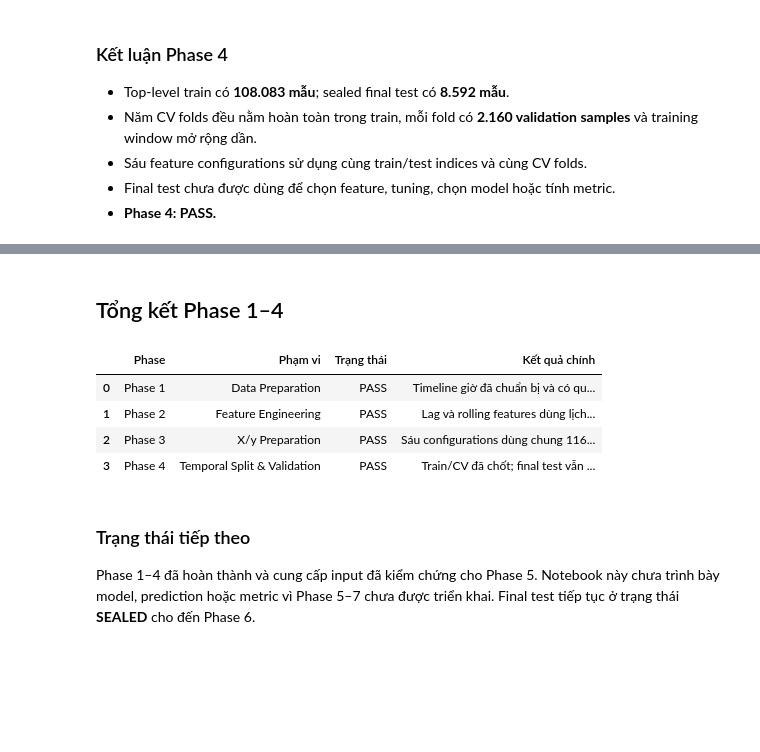
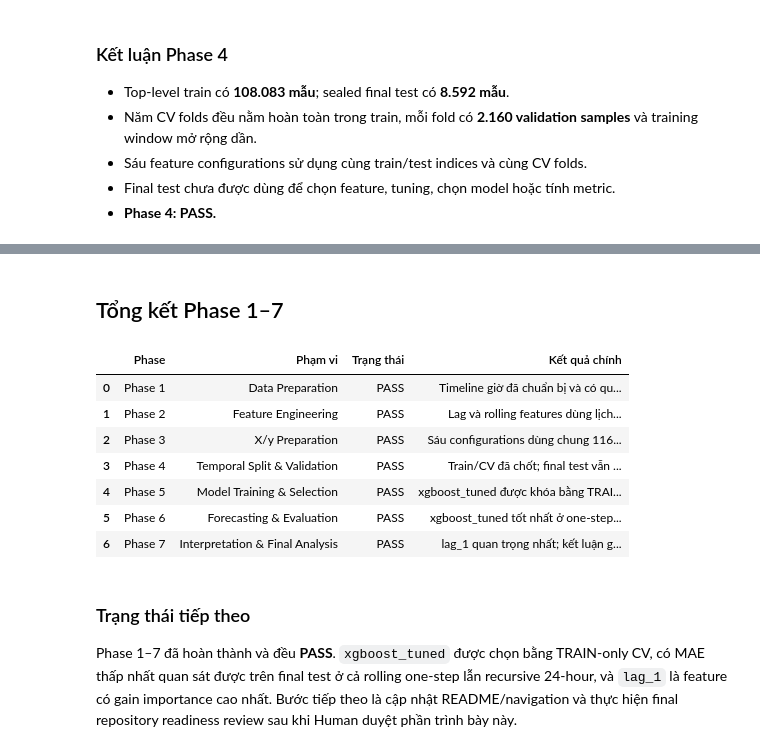
Before and after one commit to Tuvienn/TOTAL_LAB_PRACTICE_FOR_TIME_SERIES, a Jupyter notebook: total_practice/Practice_3/notebooks/Practice_3_present.ipynb, the cells around one changed output, grey strips where cells are left out. Drawn from its saved outputs; the diff is of its cells as text; code cells hidden in the pictures; blank space fills up the shorter version.

```diff
--- a/total_practice/Practice_3/notebooks/Practice_3_present.ipynb
+++ b/total_practice/Practice_3/notebooks/Practice_3_present.ipynb
@@ -15,8 +28,9 @@ Notebook này chỉ dùng để **trình bày kết quả** từ các artifacts
 from pathlib import Path
 import json
 
+import matplotlib.pyplot as plt
 import pandas as pd
-from IPython.display import display
+from IPython.display import Image, Markdown, display
 
 current_dir = Path.cwd().resolve()
 project_root = current_dir.parent if current_dir.name == "notebooks" else current_dir
@@ -30,7 +44,22 @@ audit_paths = {
     "phase_03": result_dir / "phase_03_supervised_quality.json",
     "phase_04": result_dir / "phase_04_split_audit.json",
 }
-required_paths = [processed_path, feature_config_path, validation_config_path, *audit_paths.values()]
+phase_05_cv_path = result_dir / "phase_05_cv_results.json"
+phase_05_lock_path = result_dir / "phase_05_model_lock.json"
+phase_06_one_step_path = result_dir / "phase_06_one_step_metrics.json"
+phase_06_multistep_path = result_dir / "phase_06_multistep_metrics.json"
+phase_06_audit_path = result_dir / "phase_06_evaluation_audit.json"
+phase_07_importance_path = result_dir / "phase_07_feature_importance.csv"
+phase_07_comparison_path = result_dir / "phase_07_comparison_summary.csv"
+phase_07_summary_path = result_dir / "phase_07_interpretation_summary.json"
+phase_07_analysis_path = result_dir / "phase_07_final_analysis.md"
+phase_07_figure_path = project_root / "outputs/figures/phase_07_top20_feature_importance.png"
+phase_06_figure_paths = [
+    project_root / "outputs/figures/phase_06_one_step_full_test.png",
+    project_root / "outputs/figures/phase_06_one_step_first_14_days.png",
+    project_root / "outputs/figures/phase_06_multistep_error_by_horizon.png",
+]
+required_paths = [processed_path, feature_config_path, validation_config_path, phase_05_cv_path, phase_05_lock_path, phase_06_one_step_path, phase_06_multistep_path, phase_06_audit_path, phase_07_importance_path, phase_07_comparison_path, phase_07_summary_path, phase_07_analysis_path, phase_07_figure_path, *phase_06_figure_paths, *audit_paths.values()]
 missing_paths = [str(path) for path in required_paths if not path.exists()]
 assert not missing_paths, f"Thiếu presentation artifact: {missing_paths}"
 audits = {}
@@ -38,10 +67,28 @@ for phase_name, path in audit_paths.items():
     with path.open(encoding="utf-8") as file:
         audits[phase_name] = json.load(file)
     assert audits[phase_name]["status"] == "PASS"
+with phase_05_cv_path.open(encoding="utf-8") as file:
+    audits["phase_05_cv"] = json.load(file)
+with phase_05_lock_path.open(encoding="utf-8") as file:
+    audits["phase_05_lock"] = json.load(file)
+with phase_06_one_step_path.open(encoding="utf-8") as file:
+    audits["phase_06_one_step"] = json.load(file)
+with phase_06_multistep_path.open(encoding="utf-8") as file:
+    audits["phase_06_multistep"] = json.load(file)
+with phase_06_audit_path.open(encoding="utf-8") as file:
+    audits["phase_06_audit"] = json.load(file)
+with phase_07_summary_path.open(encoding="utf-8") as file:
+    audits["phase_07_summary"] = json.load(file)
+assert audits["phase_05_cv"]["status"] == "PASS"
+assert audits["phase_05_lock"]["status"] == "PASS"
+assert audits["phase_06_one_step"]["status"] == "PASS"
+assert audits["phase_06_multistep"]["status"] == "PASS"
+assert audits["phase_06_audit"]["status"] == "PASS"
+assert audits["phase_07_summary"]["status"] == "PASS"
 with feature_config_path.open(encoding="utf-8") as file:
     feature_config = json.load(file)
 with validation_config_path.open(encoding="utf-8") as file:
     validation_config = json.load(file)
 df_prepared = pd.read_csv(processed_path)
-print("Presentation artifacts: Phase 1–4 PASS")
+print("Presentation artifacts: Phase 1–7 PASS")
 # %% [output]
@@ -292,23 +626,29 @@ display(phase_04_policy)
 # %% [markdown]
-## Tổng kết Phase 1–4
+## Tổng kết Phase 1–7
 # %%
 phase_summary = pd.DataFrame(
     [
         ["Phase 1", "Data Preparation", audits["phase_01"]["status"], "Timeline giờ đã chuẩn bị và có quality metadata"],
         ["Phase 2", "Feature Engineering", audits["phase_02"]["status"], "Lag và rolling features dùng lịch sử quá khứ"],
         ["Phase 3", "X/y Preparation", audits["phase_03"]["status"], "Sáu configurations dùng chung 116.675 mẫu"],
         ["Phase 4", "Temporal Split & Validation", audits["phase_04"]["status"], "Train/CV đã chốt; final test vẫn sealed"],
+        ["Phase 5", "Model Training & Selection", audits["phase_05_lock"]["status"], "xgboost_tuned được khóa bằng TRAIN-only CV"],
+        ["Phase 6", "Forecasting & Evaluation", audits["phase_06_audit"]["status"], "xgboost_tuned tốt nhất ở one-step và recursive 24-hour"],
+        ["Phase 7", "Interpretation & Final Analysis", audits["phase_07_summary"]["status"], "lag_1 quan trọng nhất; kết luận giữ đúng evidence boundary"],
     ],
     columns=["Phase", "Phạm vi", "Trạng thái", "Kết quả chính"],
 )
 display(phase_summary)
 # %% [output]
 |  | Phase | Phạm vi | Trạng thái | Kết quả chính |
 | 0 | Phase 1 | Data Preparation | PASS | Timeline giờ đã chuẩn bị và có qu... |
 | 1 | Phase 2 | Feature Engineering | PASS | Lag và rolling features dùng lịch... |
 | 2 | Phase 3 | X/y Preparation | PASS | Sáu configurations dùng chung 116... |
 | 3 | Phase 4 | Temporal Split & Validation | PASS | Train/CV đã chốt; final test vẫn ... |
+| 4 | Phase 5 | Model Training & Selection | PASS | xgboost_tuned được khóa bằng TRAI... |
+| 5 | Phase 6 | Forecasting & Evaluation | PASS | xgboost_tuned tốt nhất ở one-step... |
+| 6 | Phase 7 | Interpretation & Final Analysis | PASS | lag_1 quan trọng nhất; kết luận g... |
 # %% [markdown]
 ### Trạng thái tiếp theo
 
-Phase 1–4 đã hoàn thành và cung cấp input đã kiểm chứng cho Phase 5. Notebook này chưa trình bày model, prediction hoặc metric vì Phase 5–7 chưa được triển khai. Final test tiếp tục ở trạng thái **SEALED** cho đến Phase 6.
+Phase 1–7 đã hoàn thành và đều **PASS**. `xgboost_tuned` được chọn bằng TRAIN-only CV, có MAE thấp nhất quan sát được trên final test ở cả rolling one-step lẫn recursive 24-hour, và `lag_1` là feature có gain importance cao nhất. Bước tiếp theo là cập nhật README/navigation và thực hiện final repository readiness review sau khi Human duyệt phần trình bày này.
```
Also changed, not shown: parts of 20 cells of this notebook, 41 other files.
